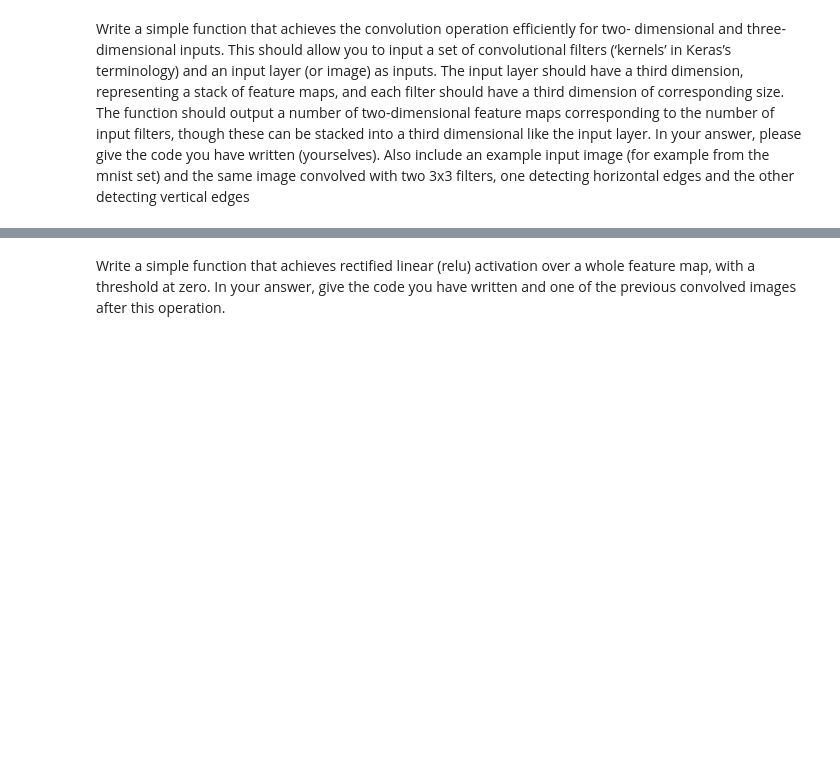
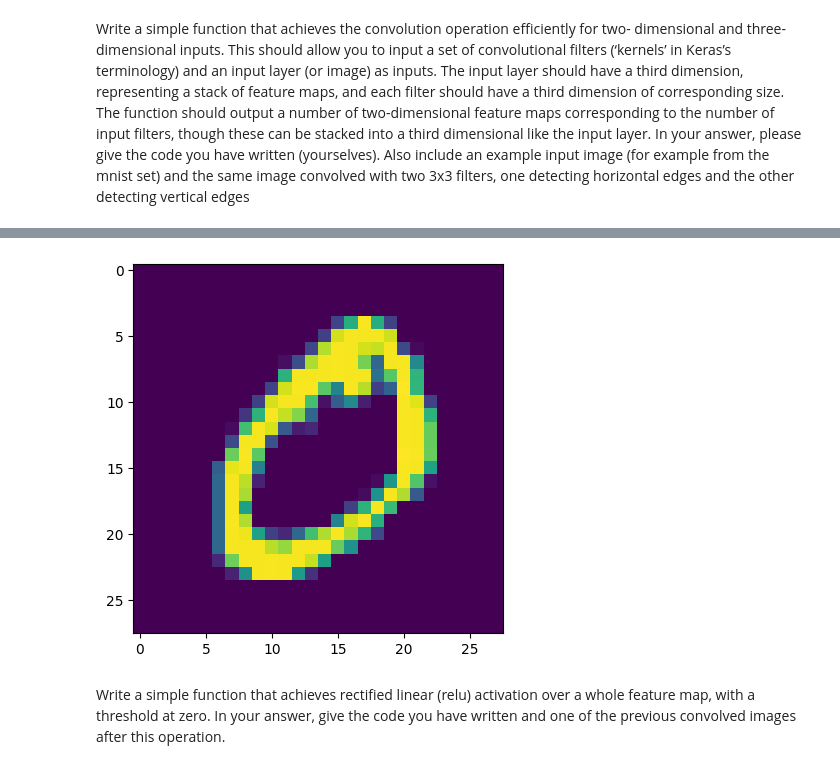
Before and after one commit to sNug0/INFOMHNA, a Jupyter notebook: Lab Assignment 1.ipynb, the cells around one changed output, grey strips where cells are left out. Cells and saved outputs as stored; diff of their text form; code cells hidden in the pictures; blank space fills up the shorter version.

```diff
--- a/Lab Assignment 1.ipynb
+++ b/Lab Assignment 1.ipynb
@@ -410,3 +455,8 @@ detecting vertical edges
+# %%
+plt.imshow(img1)
+plt.show()
+# %% [output]
+[figure, added]
 # %% [markdown]
 Write a simple function that achieves rectified linear (relu) activation over a whole
 feature map, with a threshold at zero. In your answer, give the code you have written
```
Also changed, not shown: parts of 37 cells of this notebook.
